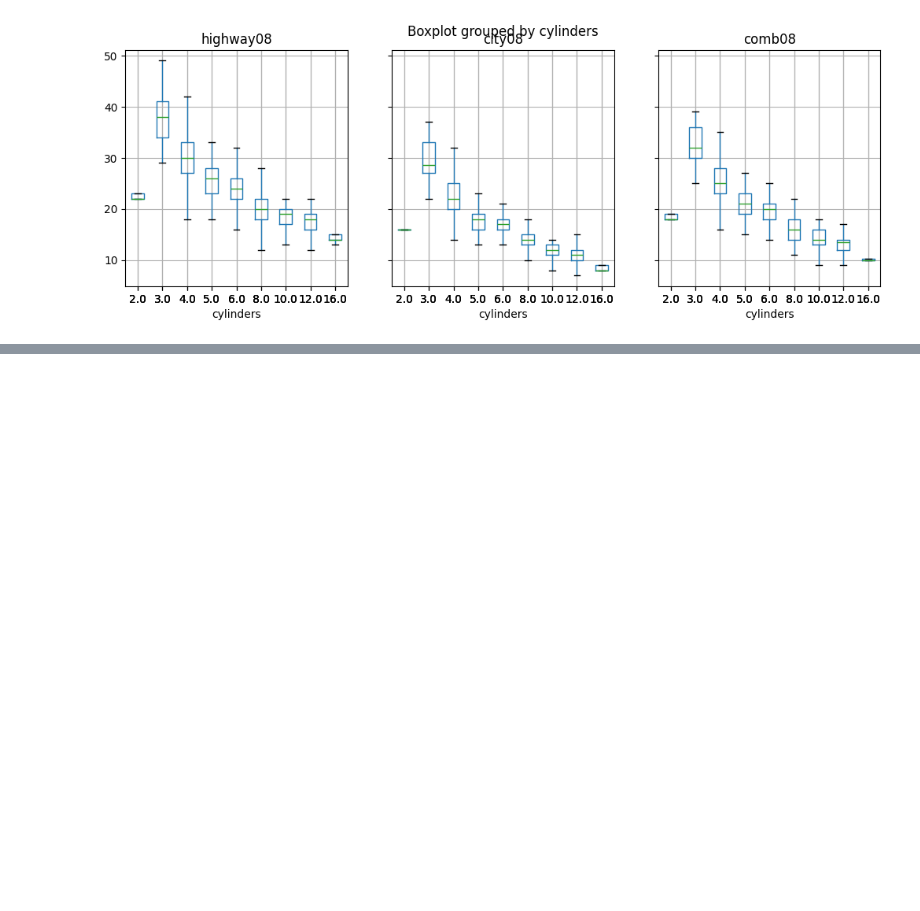
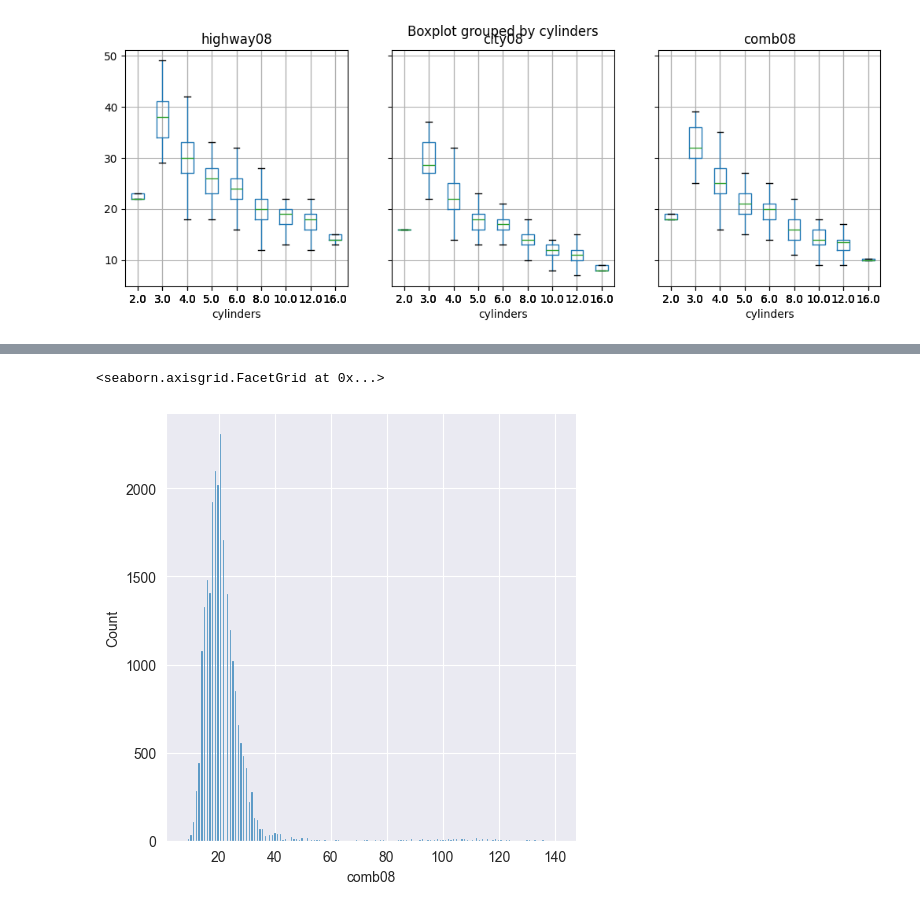
Before and after one commit to docroch/learning-data-science, a Jupyter notebook: examples/data-understanding/data-visualization/matplotlib-pandas-seaborn.ipynb, the cells around one changed output, grey strips where cells are left out. Saved outputs shown, nothing was run; the diff lists cells and outputs as text; code cells hidden in the pictures; blank space fills up the shorter version.

```diff
--- a/examples/data-understanding/data-visualization/matplotlib-pandas-seaborn.ipynb
+++ b/examples/data-understanding/data-visualization/matplotlib-pandas-seaborn.ipynb
@@ -276,0 +503,5 @@ array([<Axes: title={'center': 'highway08'}, xlabel='cylinders'>,
+# %%
+sns.displot(data=df, x='comb08')
+# %% [output]
+<seaborn.axisgrid.FacetGrid at 0x...>
+[figure, added]
```
Also changed, not shown: parts of 64 cells of this notebook.
